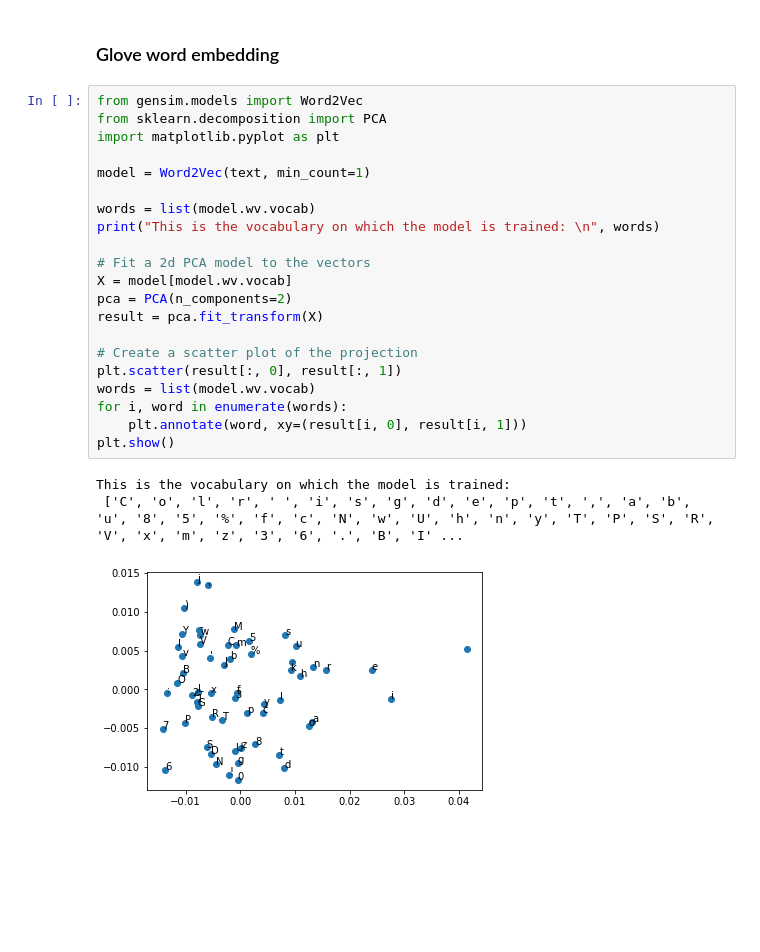
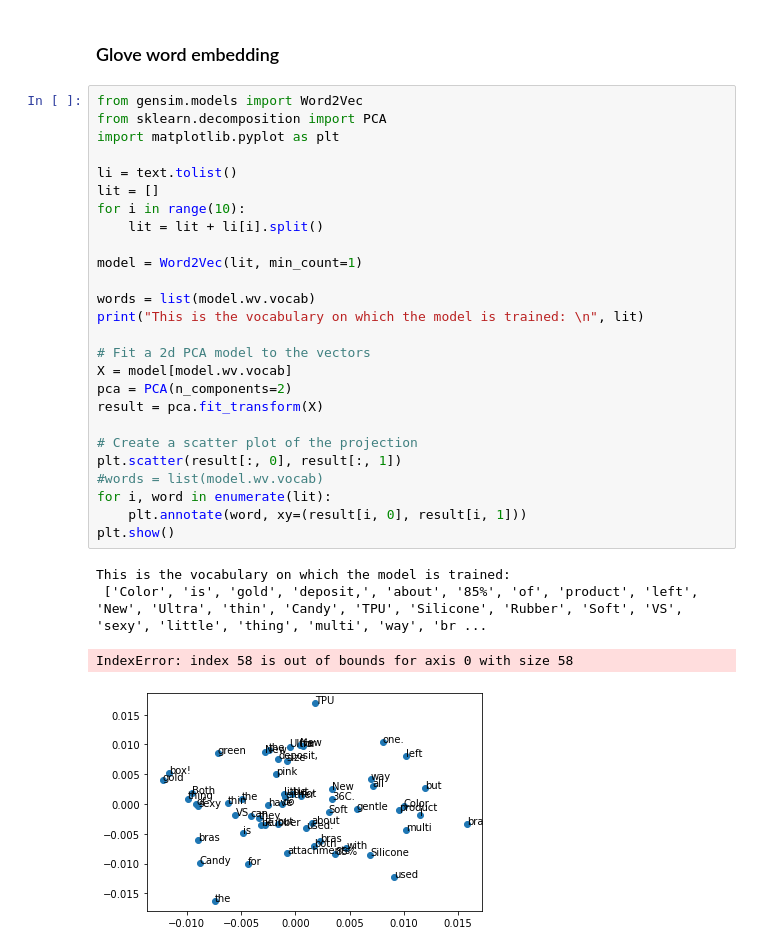
Before and after one commit to akshaymg99/Mercari_ML_QuickBytes, a Jupyter notebook: NLP_Mercari.ipynb, the cells around one changed output. Drawn from its saved outputs; the diff is of its cells as text; blank space fills up the shorter version.

```diff
--- a/NLP_Mercari.ipynb
+++ b/NLP_Mercari.ipynb
@@ -66,25 +66,31 @@ array([[0.        , 0.        , 0.        , ..., 0.        , 0.        ,
 # %%
 from gensim.models import Word2Vec
 from sklearn.decomposition import PCA
 import matplotlib.pyplot as plt
 
-model = Word2Vec(text, min_count=1)
+li = text.tolist()
+lit = []
+for i in range(10):
+    lit = lit + li[i].split()
+
+model = Word2Vec(lit, min_count=1)
 
 words = list(model.wv.vocab)
-print("This is the vocabulary on which the model is trained: \n", words)
+print("This is the vocabulary on which the model is trained: \n", lit)
 
 # Fit a 2d PCA model to the vectors
 X = model[model.wv.vocab]
 pca = PCA(n_components=2)
 result = pca.fit_transform(X)
 
 # Create a scatter plot of the projection
 plt.scatter(result[:, 0], result[:, 1])
-words = list(model.wv.vocab)
-for i, word in enumerate(words):
+#words = list(model.wv.vocab)
+for i, word in enumerate(lit):
     plt.annotate(word, xy=(result[i, 0], result[i, 1]))
 plt.show()
 # %% [output]
 This is the vocabulary on which the model is trained:
- ['C', 'o', 'l', 'r', ' ', 'i', 's', 'g', 'd', 'e', 'p', 't', ',', 'a', 'b', 'u', '8', '5', '%', 'f', 'c', 'N', 'w', 'U', 'h', 'n', 'y', 'T', 'P', 'S', 'R', 'V', 'x', 'm', 'z', '3', '6', '.', 'B', 'I' ...
+ ['Color', 'is', 'gold', 'deposit,', 'about', '85%', 'of', 'product', 'left', 'New', 'Ultra', 'thin', 'Candy', 'TPU', 'Silicone', 'Rubber', 'Soft', 'VS', 'sexy', 'little', 'thing', 'multi', 'way', 'br ...
+IndexError: index 58 is out of bounds for axis 0 with size 58
-[figure, old version]
+[figure, new version]
```
